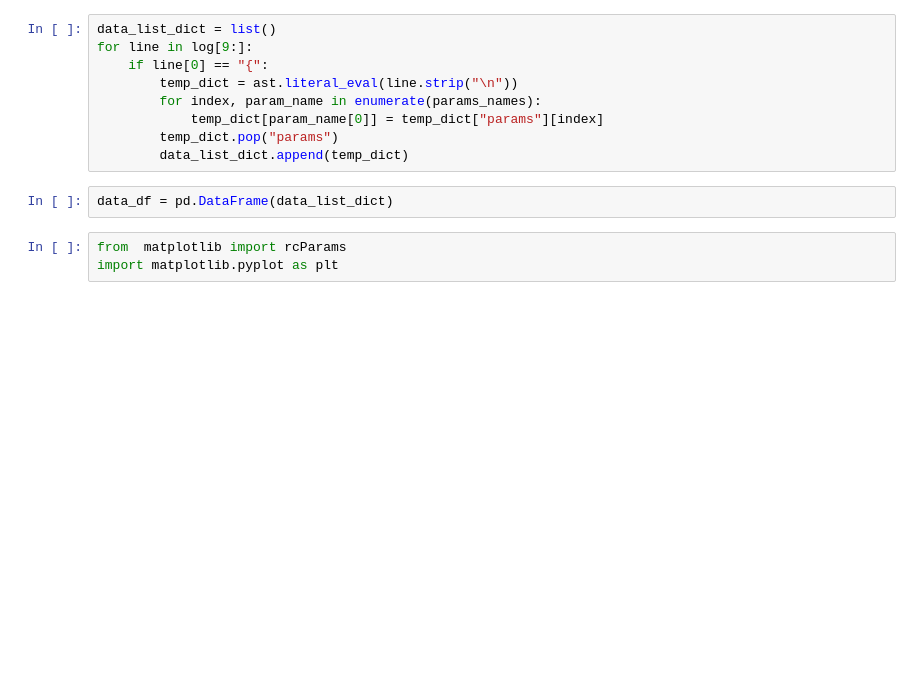
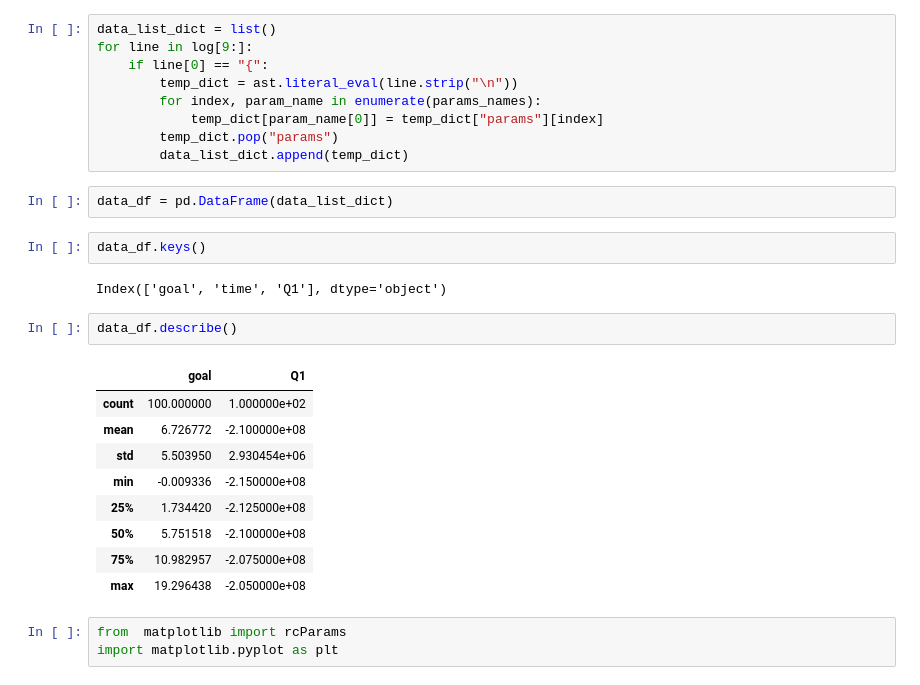
Before and after one commit to lazyoracle/c3, a Jupyter notebook: examples/Sensitivity_Analysis.ipynb, the cells around one changed output. Drawn from its saved outputs; the diff is of its cells as text; blank space fills up the shorter version.

```diff
--- a/examples/Sensitivity_Analysis.ipynb
+++ b/examples/Sensitivity_Analysis.ipynb
@@ -30,6 +30,22 @@ for line in log[9:]:
         data_list_dict.append(temp_dict)
 # %%
 data_df = pd.DataFrame(data_list_dict)
+# %%
+data_df.keys()
+# %% [output]
+Index(['goal', 'time', 'Q1'], dtype='object')
+# %%
+data_df.describe()
+# %% [output]
+|  | goal | Q1 |
+| count | 100.000000 | 1.000000e+02 |
+| mean | 6.726772 | -2.100000e+08 |
+| std | 5.503950 | 2.930454e+06 |
+| min | -0.009336 | -2.150000e+08 |
+| 25% | 1.734420 | -2.125000e+08 |
+| 50% | 5.751518 | -2.100000e+08 |
+| 75% | 10.982957 | -2.075000e+08 |
+| max | 19.296438 | -2.050000e+08 |
 # %%
 from  matplotlib import rcParams
 import matplotlib.pyplot as plt
```
Also changed, not shown: parts of 7 cells of this notebook.
